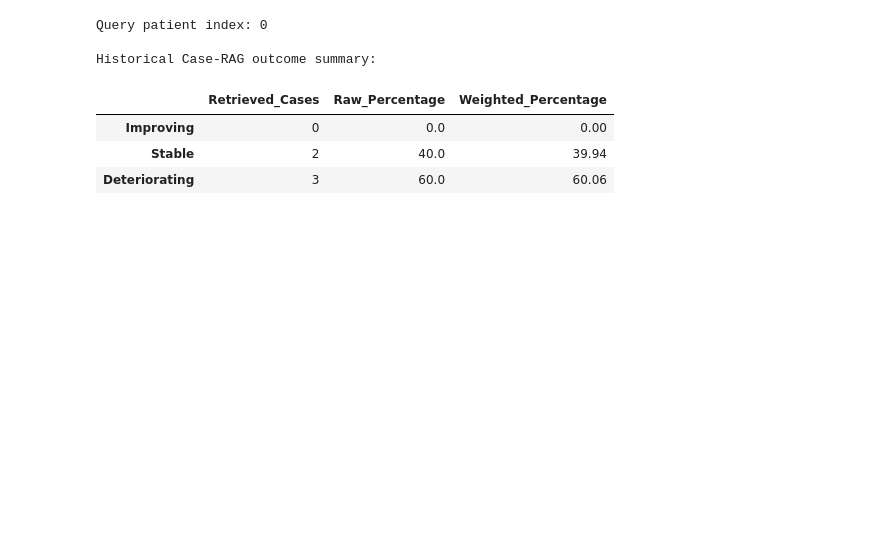
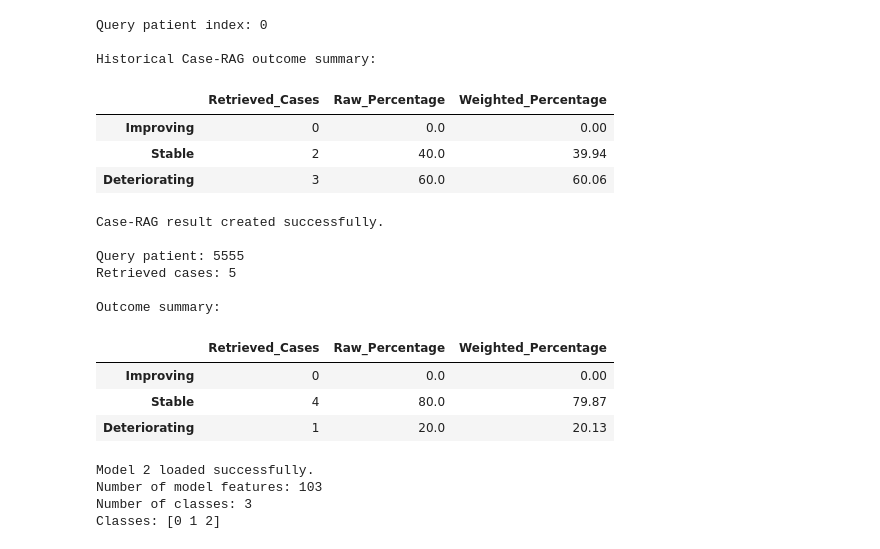
Before and after one commit to Prajin-K/Explainable-Sepsis-AI, a Jupyter notebook: notebooks/21_Case_RAG_Data_Preparation.ipynb, the cells around one changed output. Saved outputs shown, nothing was run; the diff lists cells and outputs as text; code cells hidden in the pictures; blank space fills up the shorter version.

Commit message:
Integrate Model 2 with Case RAG

```diff
--- a/notebooks/21_Case_RAG_Data_Preparation.ipynb
+++ b/notebooks/21_Case_RAG_Data_Preparation.ipynb
@@ -788,3 +788,67 @@ Historical Case-RAG outcome summary:
 | Improving | 0 | 0.0 | 0.00 |
 | Stable | 2 | 40.0 | 39.94 |
 | Deteriorating | 3 | 60.0 | 60.06 |
+# %%
+# Build a structured Case-RAG result for one test patient
+
+query_index = 5555
+top_k = 5
+
+# Retrieve similar historical cases
+retrieved_cases = retrieve_similar_cases(
+    query_index=query_index,
+    top_k=top_k
+)
+
+# Summarize retrieved outcomes
+retrieval_summary = summarize_retrieved_cases(
+    retrieved_cases
+)
+
+# Current patient information
+query_patient = test_dataset.iloc[query_index]
+
+case_rag_result = {
+    "query_index": query_index,
+    "top_k": top_k,
+    "retrieved_cases": retrieved_cases,
+    "outcome_summary": retrieval_summary,
+    "current_patient": query_patient[case_feature].to_dict()
+}
+
+print("Case-RAG result created successfully.")
+
+print("\nQuery patient:", query_index)
+print("Retrieved cases:", len(case_rag_result["retrieved_cases"]))
+
+print("\nOutcome summary:")
+display(case_rag_result["outcome_summary"])
+# %% [output]
+Case-RAG result created successfully.
+
+Query patient: 5555
+Retrieved cases: 5
+
+Outcome summary:
+|  | Retrieved_Cases | Raw_Percentage | Weighted_Percentage |
+| Improving | 0 | 0.0 | 0.00 |
+| Stable | 4 | 80.0 | 79.87 |
+| Deteriorating | 1 | 20.0 | 20.13 |
+# %%
+# Load the Model 2 prediction model
+
+import joblib
+
+model2 = joblib.load(
+    "../models/sepsis_progression_lightgbm_best.pkl"
+)
+
+print("Model 2 loaded successfully.")
+print("Number of model features:", model2.n_features_in_)
+print("Number of classes:", len(model2.classes_))
+print("Classes:", model2.classes_)
+# %% [output]
+Model 2 loaded successfully.
+Number of model features: 103
+Number of classes: 3
+Classes: [0 1 2]
```
